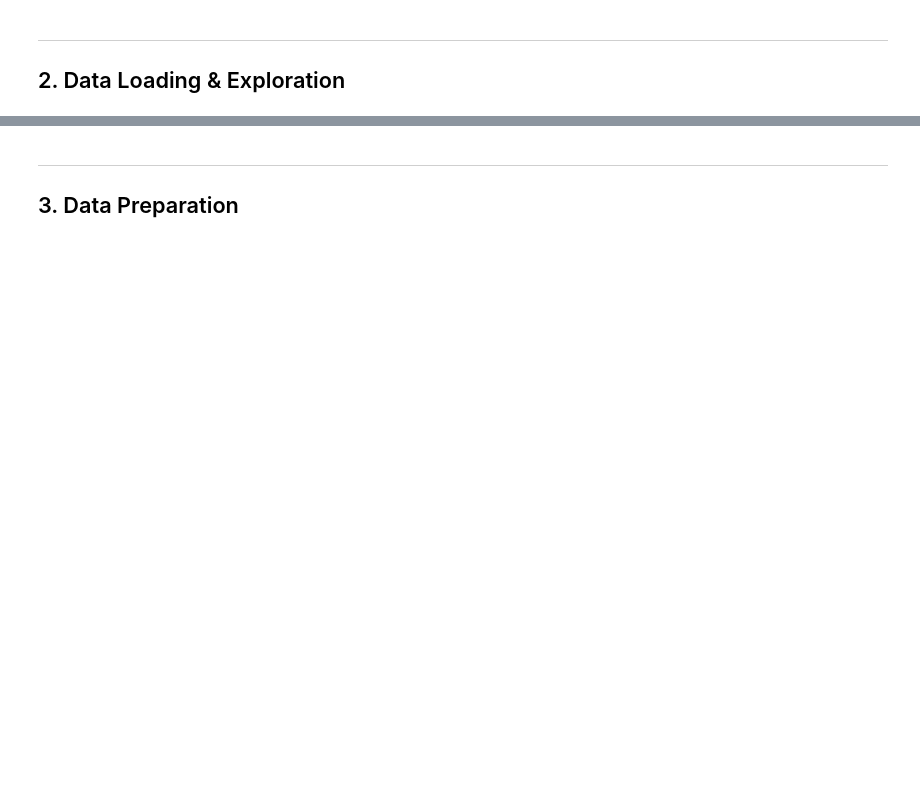
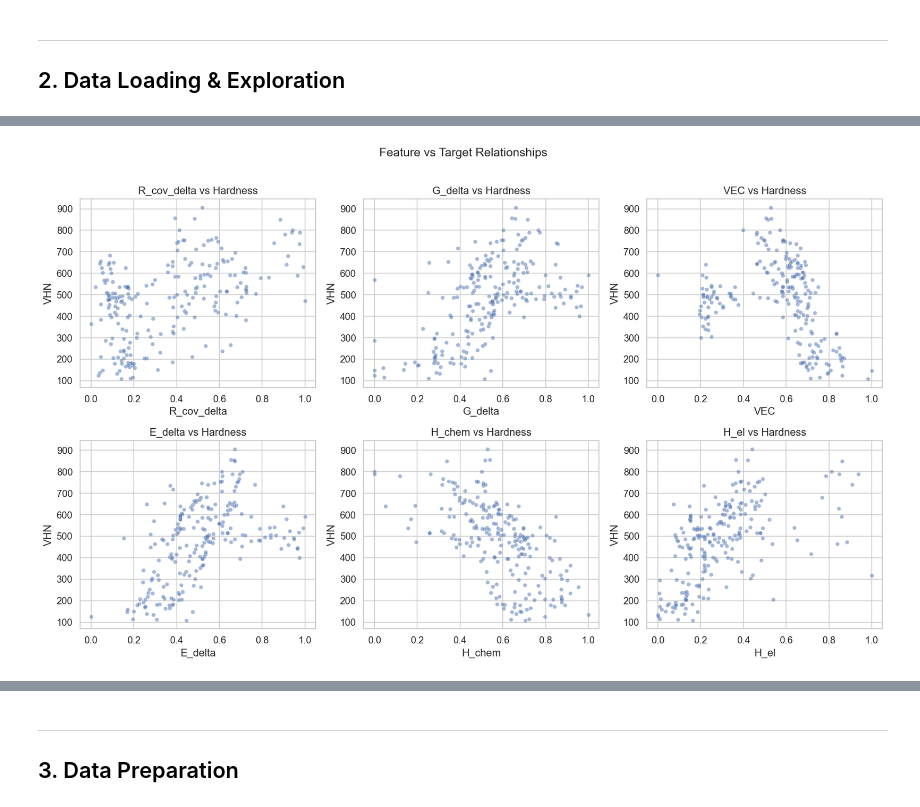
Before and after one commit to auraexe25/ThinFilm--Hardness-Prediction, a Jupyter notebook: Thin_Film_Hardness_Prediction.ipynb, the cells around one changed output, grey strips where cells are left out. Saved outputs shown, nothing was run; the diff lists cells and outputs as text; code cells hidden in the pictures; blank space fills up the shorter version.

```diff
--- a/Thin_Film_Hardness_Prediction.ipynb
+++ b/Thin_Film_Hardness_Prediction.ipynb
@@ -31,7 +31,6 @@ This project uses an **Artificial Neural Network (ANN)** to predict the **Vicker
 import os
 import warnings
 warnings.filterwarnings('ignore')
-os.environ['TF_CPP_MIN_LOG_LEVEL'] = '3'  # suppress TF logs
 
 import numpy as np
 import pandas as pd
@@ -39,15 +38,14 @@ import matplotlib.pyplot as plt
 import seaborn as sns
 
 # ── Machine Learning ──
-import tensorflow as tf
-from tensorflow.keras import layers, Model, optimizers
-
+from sklearn.neural_network import MLPRegressor
+from sklearn.preprocessing import StandardScaler
 from sklearn.utils import shuffle
 from sklearn.metrics import r2_score, mean_absolute_error, mean_squared_error
 
 # ── Plot styling ──
 sns.set_theme(style='whitegrid', font_scale=1.1)
 plt.rcParams['figure.dpi'] = 120
+plt.rcParams['figure.facecolor'] = 'white'
 
-print(f'TensorFlow version: {tf.__version__}')
 print('All imports successful ✓')
@@ -54,6 +54,6 @@ print('All imports successful ✓')
 # %%
 # ══════════════════════════════════════════════════════════════════
-# Configuration  (replaces the external Input_ANN.txt file)
+# Configuration
 # ══════════════════════════════════════════════════════════════════
 
 CONFIG = {
@@ -61,16 +61,14 @@ CONFIG = {
     'database'              : 'db_HEAs.csv',
     'target'                : 'VHN',
     'features'              : ['R_cov_delta', 'G_delta', 'VEC', 'E_delta', 'H_chem', 'H_el'],
-    'layer_units'           : [20, 15, 10, 1],
-    'activation_functions'  : ['sigmoid', 'sigmoid', 'relu', 'relu'],
-    'loss_function'         : 'mae',
-    'optimizer'             : 'Adam',
-    'learning_rate'         : 0.02,
-    'iterations'            : 400,
-    'save_after_iterations' : 100,
-    'check_error'           : 101,
-    'check_after_iterations': 200,
+    'hidden_layer_sizes'    : (20, 15, 10),
+    'activation'            : 'relu',
+    'solver'                : 'adam',
+    'learning_rate_init'    : 0.02,
+    'max_iter'              : 500,
+    'n_restarts'            : 5,        # number of restarts to pick best model
     'k_folds'               : 5,
+    'random_state'          : 1,
 }
 
 print('Configuration loaded ✓')
@@ -89,6 +101,7 @@ db = db[cols_needed]
 
 # Drop rows with NaN in target or feature columns
 db = db.dropna(axis='index', subset=[CONFIG['target']] + CONFIG['features'])
+db = db.reset_index(drop=True)
 
 print(f'Dataset shape: {db.shape}')
 print(f'Number of alloys: {len(db)}')
@@ -129,3 +171,19 @@ plt.show()
+# %%
+# ── Pairwise Feature Scatter (vs Target) ──
+fig, axes = plt.subplots(2, 3, figsize=(15, 9))
+axes = axes.flatten()
+
+for i, feat in enumerate(CONFIG['features']):
+    axes[i].scatter(db[feat], db[CONFIG['target']], alpha=0.5, s=25, color='#4C72B0', edgecolors='white', linewidth=0.3)
+    axes[i].set_xlabel(feat)
+    axes[i].set_ylabel('VHN')
+    axes[i].set_title(f'{feat} vs Hardness')
+
+plt.suptitle('Feature vs Target Relationships', fontsize=15, y=1.01)
+plt.tight_layout()
+plt.show()
+# %% [output]
+[figure, added]
 # %%
 # ── Phase Distribution ──
 phase_counts = db['phases'].value_counts()
```
Also changed, not shown: parts of 23 cells of this notebook, 7 other files.
